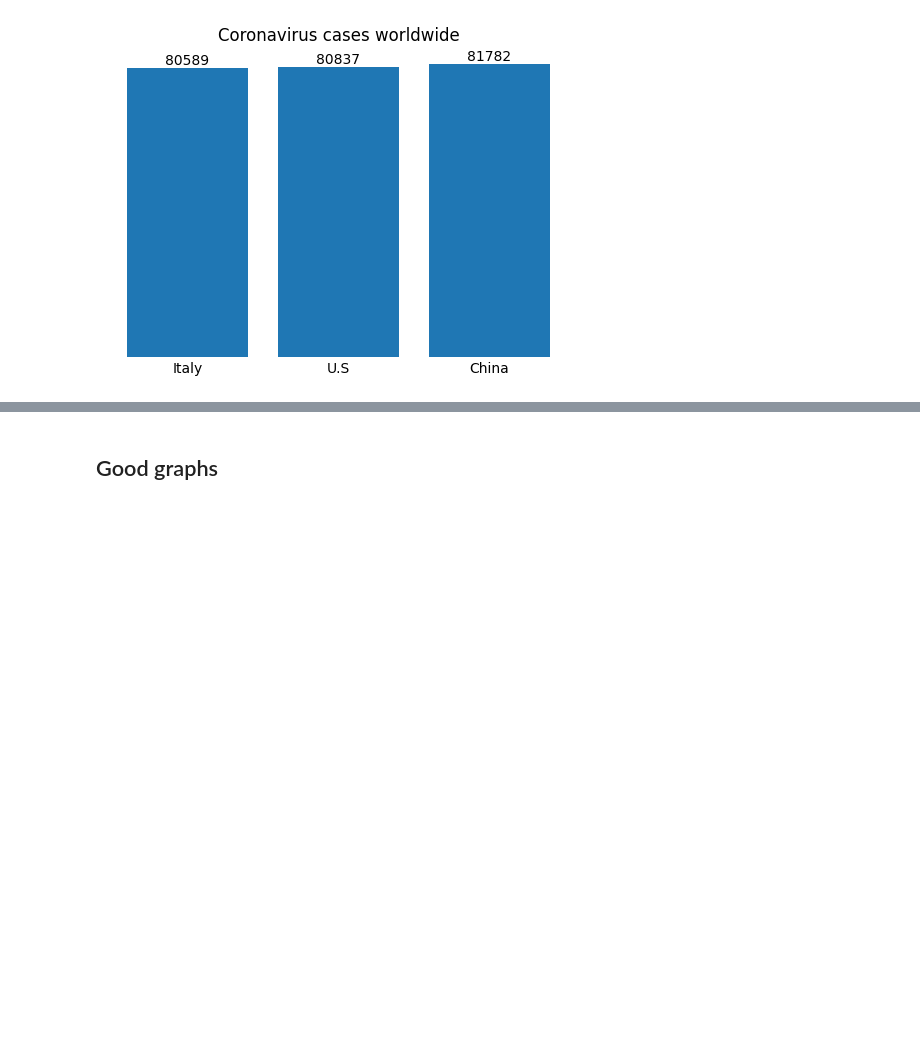
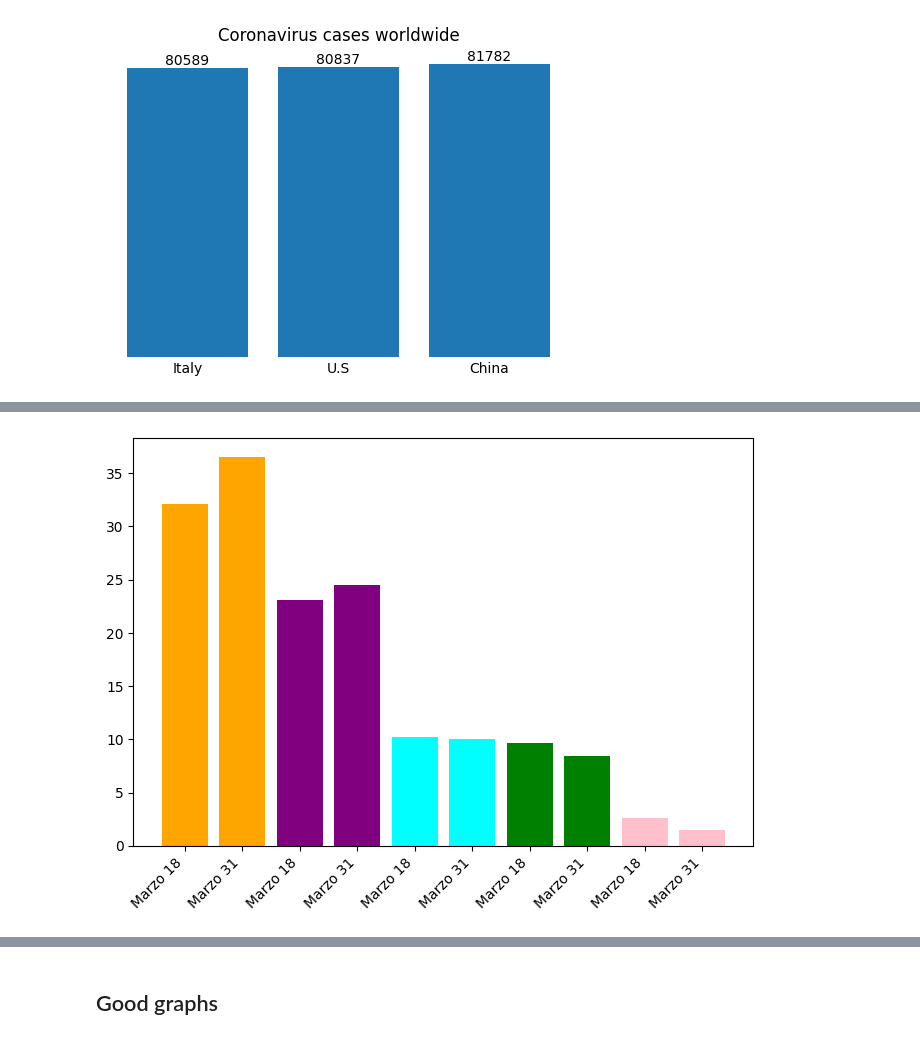
Before and after one commit to yninom/VISUALIZATION, a Jupyter notebook: visualization.ipynb, the cells around one changed output, grey strips where cells are left out. Saved outputs shown, nothing was run; the diff lists cells and outputs as text; code cells hidden in the pictures; blank space fills up the shorter version.

```diff
--- a/visualization.ipynb
+++ b/visualization.ipynb
@@ -112,0 +117,29 @@ plt.show()
+# %%
+import matplotlib.pyplot as plt
+
+# Datos
+x = ["Marzo 18", "Marzo 31", "Marzo 18", "Marzo 31", "Marzo 18", "Marzo 31", "Marzo 18", "Marzo 31", "Marzo 18", "Marzo 31"]
+y = [32.1, 36.5, 23.1, 24.5, 10.2,10.0, 9.7, 8.4,2.6, 1.5]
+
+# Ajustar tamaño de la figura
+plt.figure(figsize=(8,6))
+
+# Crear una lista de posiciones para los valores de x
+posiciones = range(len(x))
+
+# Crear el gráfico de barras
+plt.bar(posiciones, y)
+
+# Ajustar espacio entre las barras
+plt.subplots_adjust(bottom=0.2)
+
+# Añadir etiquetas en el eje x y rotarlas 45 grados
+plt.xticks(posiciones, x, rotation=45, ha='right')
+
+colores = ['orange', 'orange', 'purple', 'purple', 'cyan', 'cyan', 'g', 'g', 'pink', 'pink']
+plt.bar(posiciones, y, color=colores)
+
+# Mostrar el gráfico
+plt.show()
+# %% [output]
+[figure, added]
```
Also changed, not shown: parts of 4 cells of this notebook.
